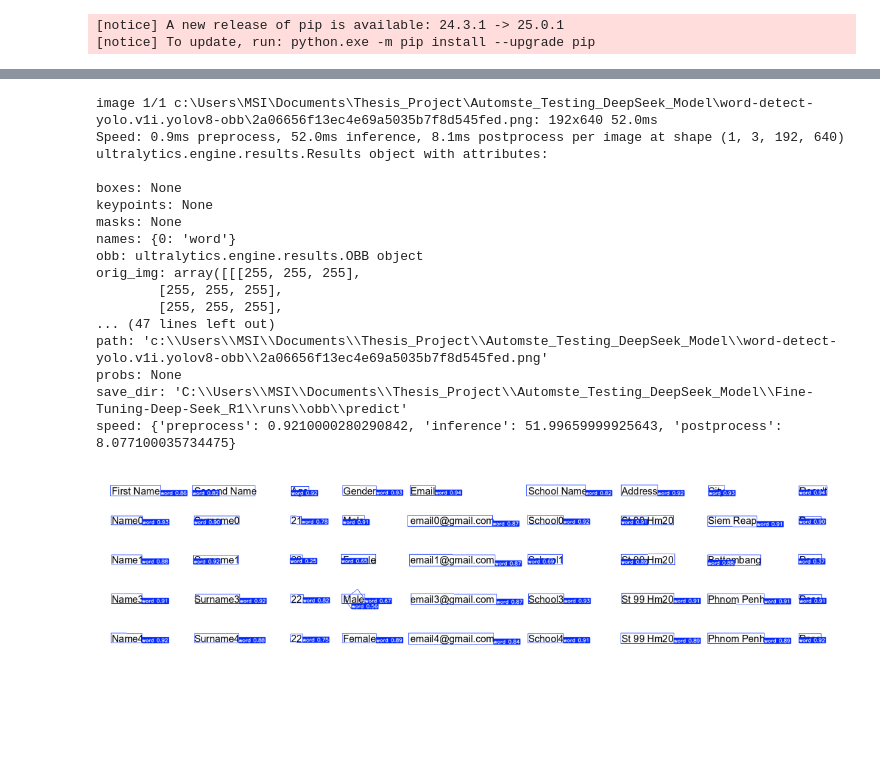
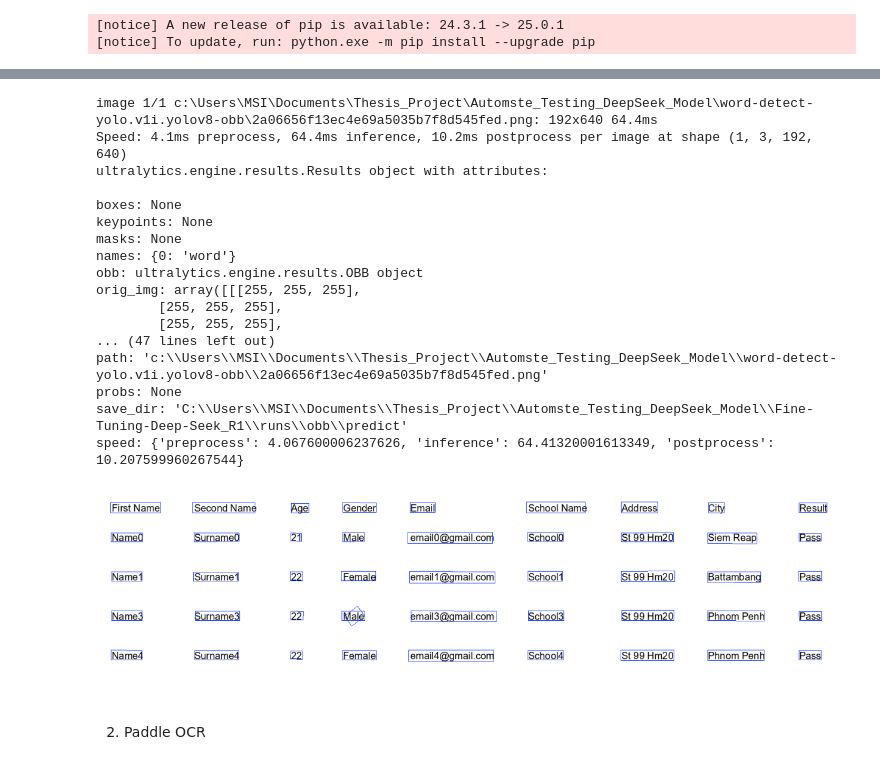
Before and after one commit to JackyDOM/Oject_YOLO, a Jupyter notebook: train_model.ipynb, the cells around one changed output, grey strips where cells are left out. Saved outputs shown, nothing was run; the diff lists cells and outputs as text; code cells hidden in the pictures; blank space fills up the shorter version.

```diff
--- a/train_model.ipynb
+++ b/train_model.ipynb
@@ -208,35 +254,37 @@ results = model(image_path)
 print(results[0])
 
 # Get the annotated frame with smaller font size for labels
 # Get the annotated frame without labels
 annotated_frame = results[0].plot(
-    labels=True,          # Enable labels
+    labels=False,
     font_size=8,          # Adjust font size (default might be larger, e.g., 12)
     conf=True,            # Show confidence scores (optional)
     boxes=True,           # Ensure bounding boxes are drawn
     line_width=1    # Adjust thickness of bounding boxes (optional)
 )
 # Display the annotated image
 plt.figure(figsize=(16, 16))
 plt.imshow(cv2.cvtColor(annotated_frame, cv2.COLOR_BGR2RGB))  # Convert BGR to RGB
 plt.axis("off")  # Turn off axes
 plt.show()
 # %% [output]
-image 1/1 c:\Users\MSI\Documents\Thesis_Project\Automste_Testing_DeepSeek_Model\word-detect-yolo.v1i.yolov8-obb\2a06656f13ec4e69a5035b7f8d545fed.png: 192x640 52.0ms
-Speed: 0.9ms preprocess, 52.0ms inference, 8.1ms postprocess per image at shape (1, 3, 192, 640)
+image 1/1 c:\Users\MSI\Documents\Thesis_Project\Automste_Testing_DeepSeek_Model\word-detect-yolo.v1i.yolov8-obb\2a06656f13ec4e69a5035b7f8d545fed.png: 192x640 64.4ms
+Speed: 4.1ms preprocess, 64.4ms inference, 10.2ms postprocess per image at shape (1, 3, 192, 640)
 ultralytics.engine.results.Results object with attributes:
 
 boxes: None
 keypoints: None
 masks: None
 names: {0: 'word'}
 obb: ultralytics.engine.results.OBB object
 orig_img: array([[[255, 255, 255],
         [255, 255, 255],
         [255, 255, 255],
 ... (47 lines left out)
 path: 'c:\\Users\\MSI\\Documents\\Thesis_Project\\Automste_Testing_DeepSeek_Model\\word-detect-yolo.v1i.yolov8-obb\\2a06656f13ec4e69a5035b7f8d545fed.png'
 probs: None
 save_dir: 'C:\\Users\\MSI\\Documents\\Thesis_Project\\Automste_Testing_DeepSeek_Model\\Fine-Tuning-Deep-Seek_R1\\runs\\obb\\predict'
-speed: {'preprocess': 0.9210000280290842, 'inference': 51.99659999925643, 'postprocess': 8.077100035734475}
+speed: {'preprocess': 4.067600006237626, 'inference': 64.41320001613349, 'postprocess': 10.207599960267544}
-[figure, old version]
+[figure, new version]
+# %% [markdown]
+2. Paddle OCR
```
Also changed, not shown: parts of 8 cells of this notebook, 1 other file.
